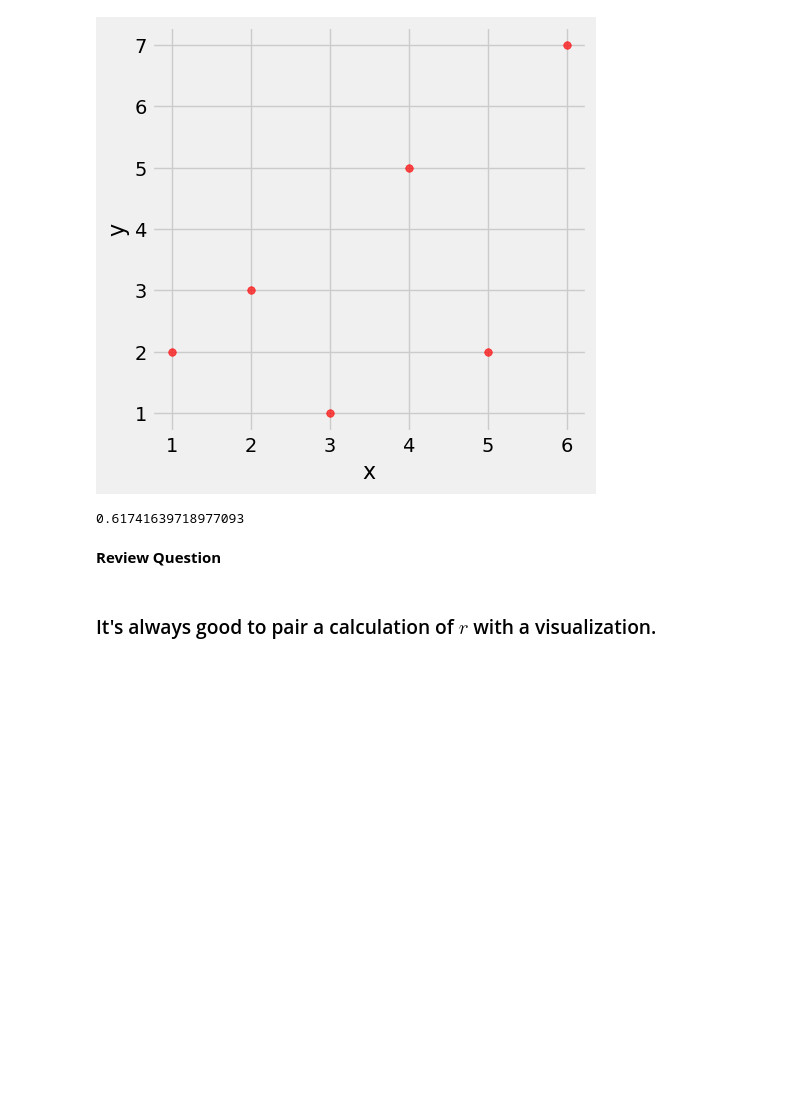
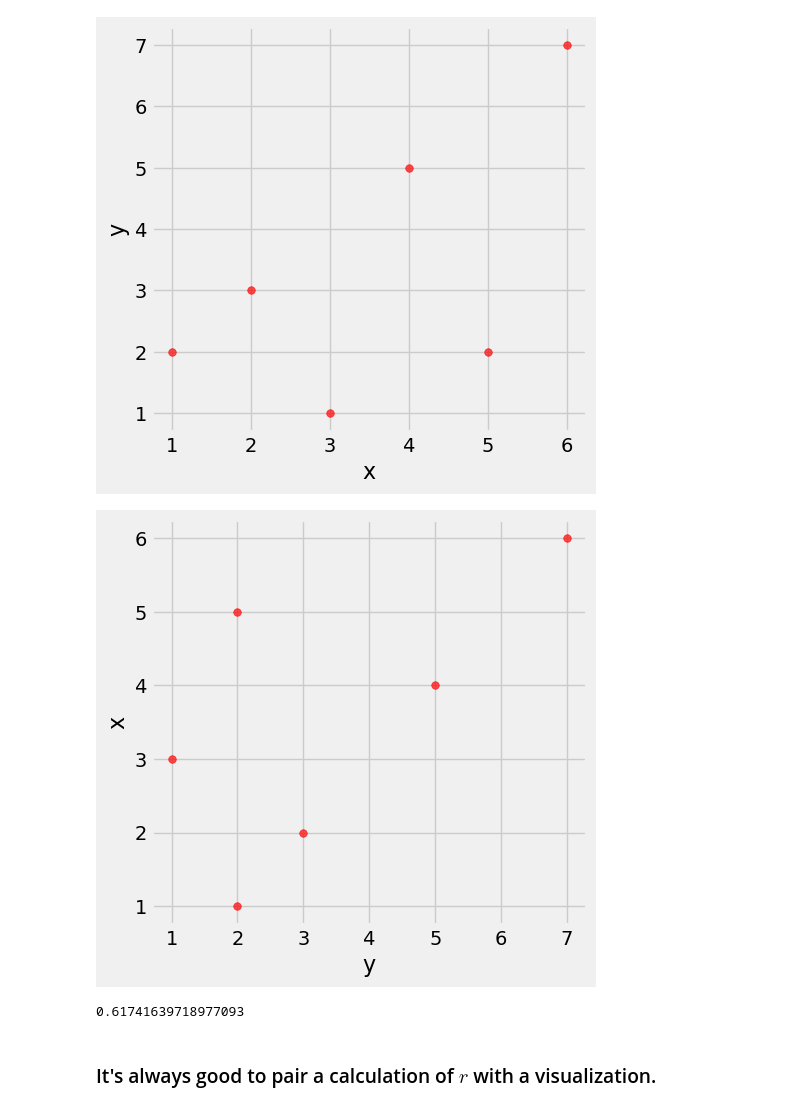
Before and after one commit to data-8/materials-fa24, a Jupyter notebook: lec/lec29/lec29.ipynb, the cells around one changed output. Saved outputs shown, nothing was run; the diff lists cells and outputs as text; code cells hidden in the pictures; blank space fills up the shorter version.

```diff
--- a/lec/lec29/lec29.ipynb
+++ b/lec/lec29/lec29.ipynb
@@ -234,6 +244,6 @@ t.scatter(2, 3, s=30, color='red')
 # %%
 t = t.with_columns(
-    'product of standard units', t.column(2) * t.column(3))
+    'product of standard units', t.column(3) * t.column(2))
 t
 # %% [output]
 | x | y | x (standard units) | y (standard units) | product of standard units |
@@ -280,4 +292,8 @@ _______
 t.scatter('x', 'y', s=30, color='red')
 # %% [output]
 [figure]
+# %%
+t.scatter('y', 'x', s=30, color='red')
+# %% [output]
+[figure, added]
 # %%
@@ -285,7 +301,5 @@ correlation(t, 'x', 'y')
 # %% [output]
 0.61741639718977093
-# %% [markdown]
-**Review Question**
 # %% [markdown]
 ### It's always good to pair a calculation of $r$ with a visualization.
 # %%
```
Also changed, not shown: parts of 32 cells of this notebook.
